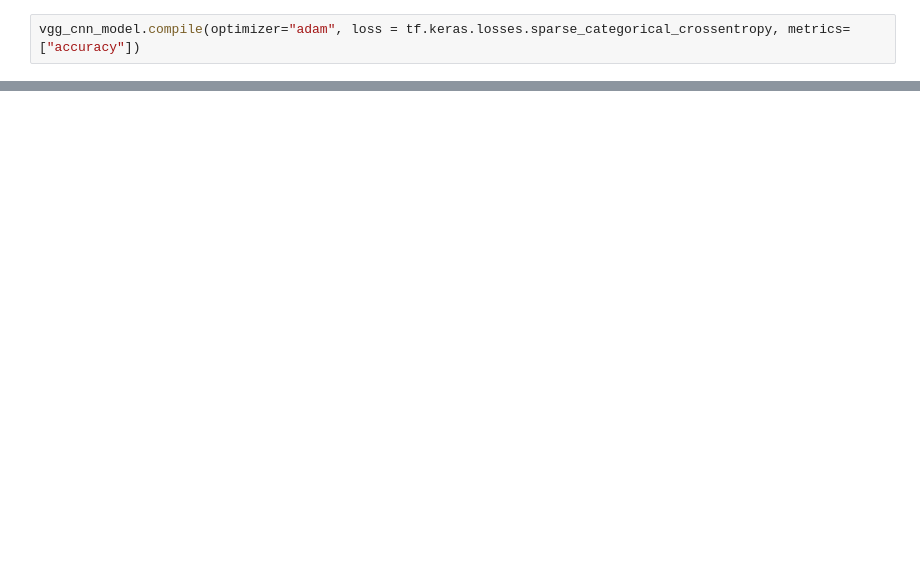
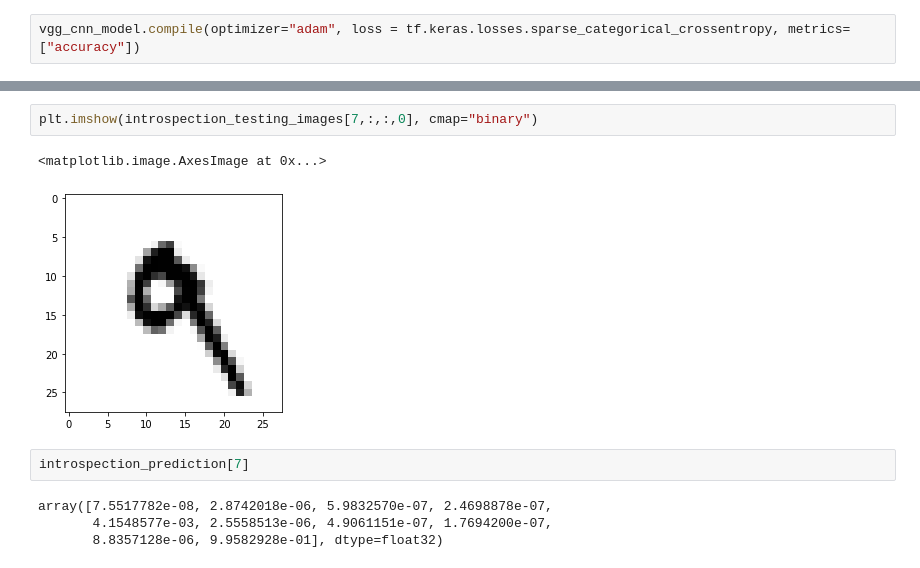
Before and after one commit to surajsrivathsa/ovgu_deeplearning, a Jupyter notebook: Introspection.ipynb, the cells around one changed output, grey strips where cells are left out. Saved outputs shown, nothing was run; the diff lists cells and outputs as text; blank space fills up the shorter version.

```diff
--- a/Introspection.ipynb
+++ b/Introspection.ipynb
@@ -241,0 +241,11 @@ def calc_loss(img, model):
+# %%
+plt.imshow(introspection_testing_images[7,:,:,0], cmap="binary")
+# %% [output]
+<matplotlib.image.AxesImage at 0x...>
+[figure, added]
+# %%
+introspection_prediction[7]
+# %% [output]
+array([7.5517782e-08, 2.8742018e-06, 5.9832570e-07, 2.4698878e-07,
+       4.1548577e-03, 2.5558513e-06, 4.9061151e-07, 1.7694200e-07,
+       8.8357128e-06, 9.9582928e-01], dtype=float32)
```
Also changed, not shown: parts of 38 cells of this notebook.
